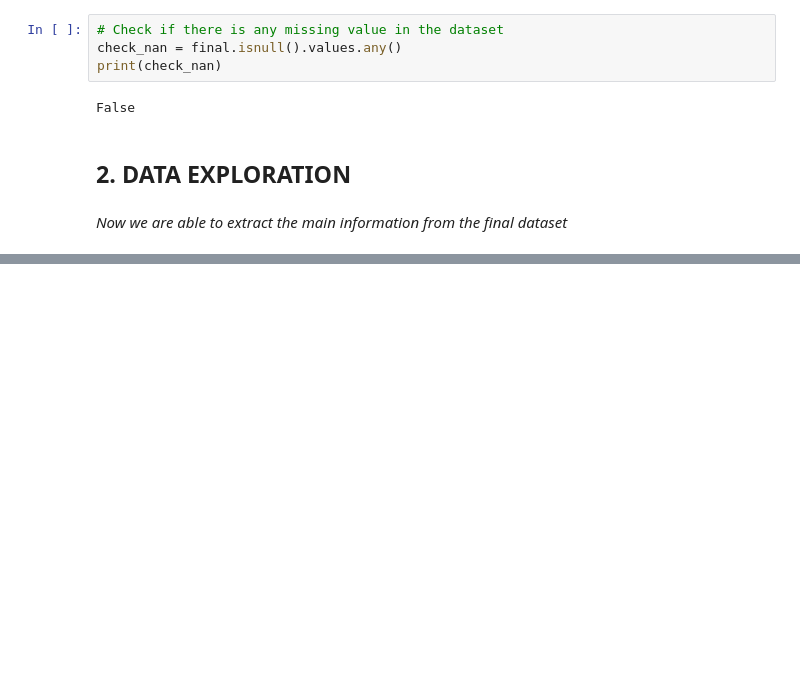
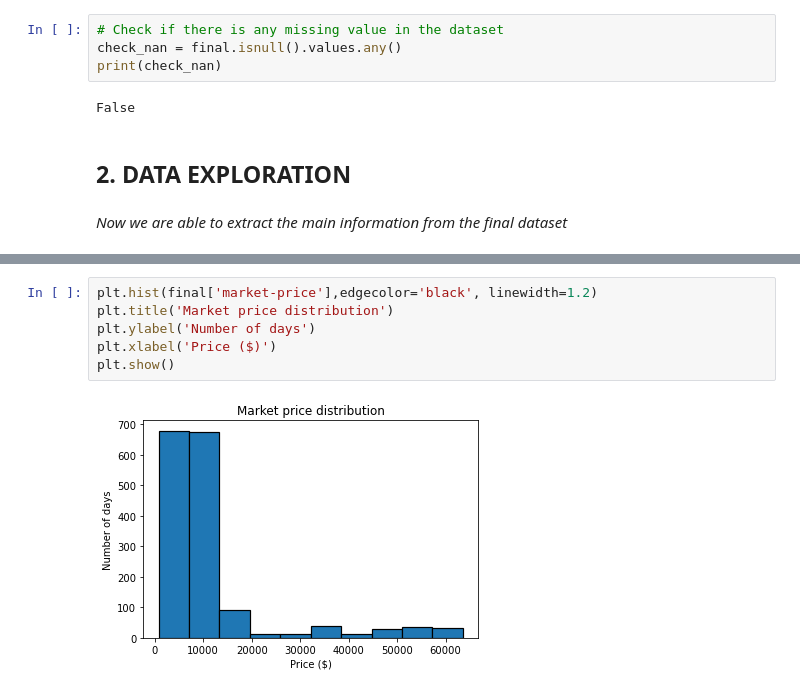
Before and after one commit to s-asrmorais/MSc_thesis_code_DataScience, a Jupyter notebook: code.ipynb, the cells around one changed output, grey strips where cells are left out. Drawn from its saved outputs; the diff is of its cells as text; blank space fills up the shorter version.

```diff
--- a/code.ipynb
+++ b/code.ipynb
@@ -526,0 +561,8 @@ False
+# %%
+plt.hist(final['market-price'],edgecolor='black', linewidth=1.2)
+plt.title('Market price distribution')
+plt.ylabel('Number of days')
+plt.xlabel('Price ($)')
+plt.show()
+# %% [output]
+[figure, added]
```
Also changed, not shown: parts of 11 cells of this notebook.
